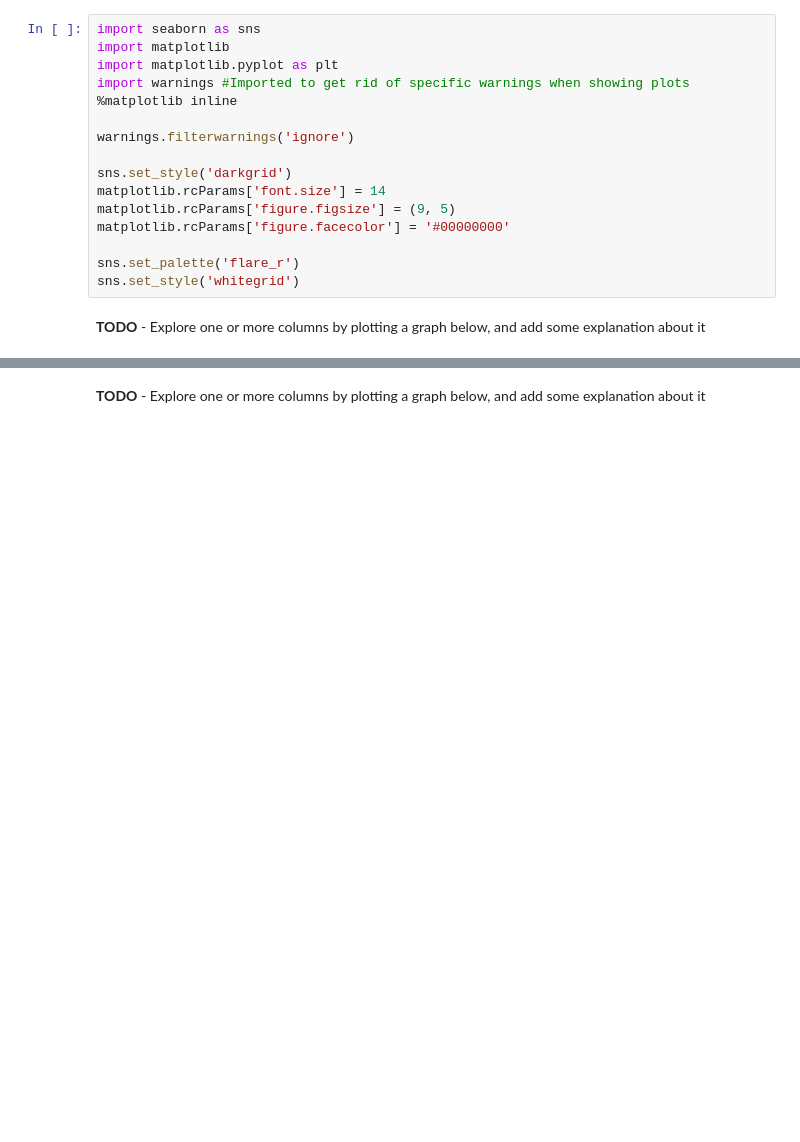
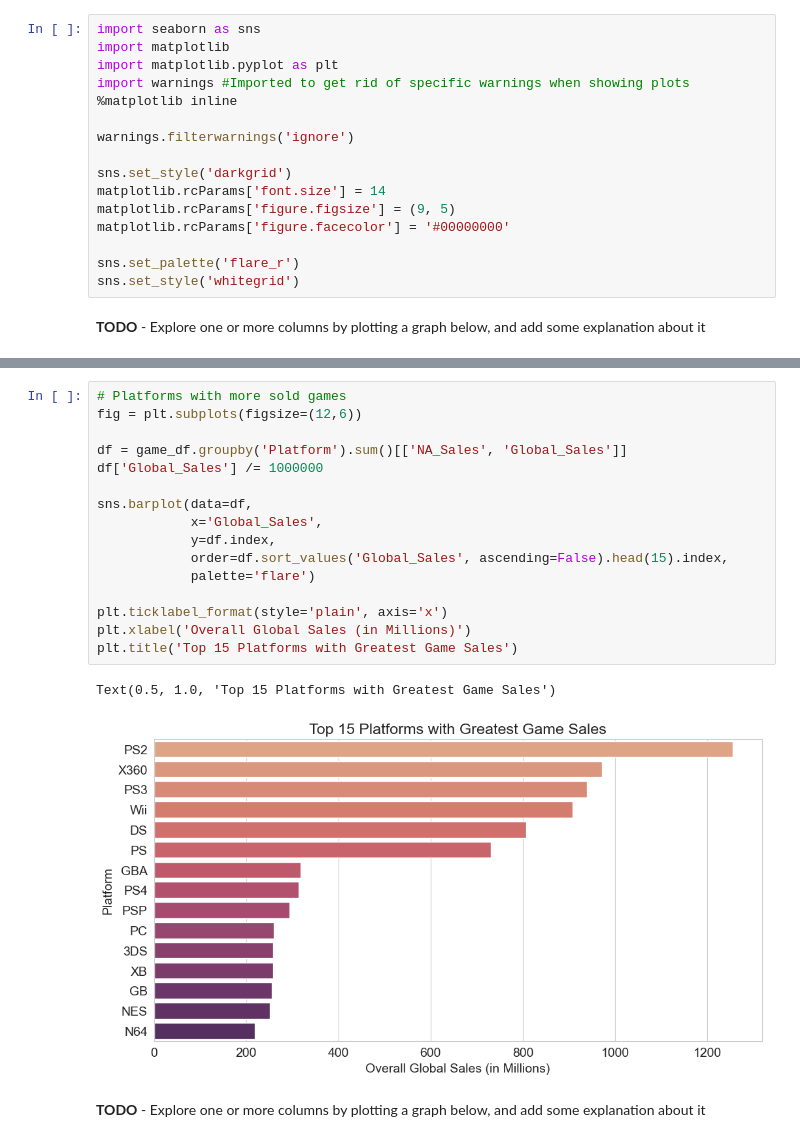
Before and after one commit to MatiasCarbone/video-game-sales-exploratory-analysis, a Jupyter notebook: video-game-sales-exploratory-analysis.ipynb, the cells around one changed output, grey strips where cells are left out. Drawn from its saved outputs; the diff is of its cells as text; blank space fills up the shorter version.

```diff
--- a/video-game-sales-exploratory-analysis.ipynb
+++ b/video-game-sales-exploratory-analysis.ipynb
@@ -262,5 +267,24 @@ genre.set_xticklabels(genre.get_xticklabels(), rotation=30, fontsize=10)
 plt.show()
 # %% [output]
 [figure]
+# %%
+# Platforms with more sold games
+fig = plt.subplots(figsize=(12,6))
+
+df = game_df.groupby('Platform').sum()[['NA_Sales', 'Global_Sales']]
+df['Global_Sales'] /= 1000000
+
+sns.barplot(data=df,
+            x='Global_Sales',
+            y=df.index,
+            order=df.sort_values('Global_Sales', ascending=False).head(15).index,
+            palette='flare')
+
+plt.ticklabel_format(style='plain', axis='x')
+plt.xlabel('Overall Global Sales (in Millions)')
+plt.title('Top 15 Platforms with Greatest Game Sales')
+# %% [output]
+Text(0.5, 1.0, 'Top 15 Platforms with Greatest Game Sales')
+[figure, added]
 # %% [markdown]
 **TODO** - Explore one or more columns by plotting a graph below, and add some explanation about it
```
Also changed, not shown: parts of 5 cells of this notebook.
